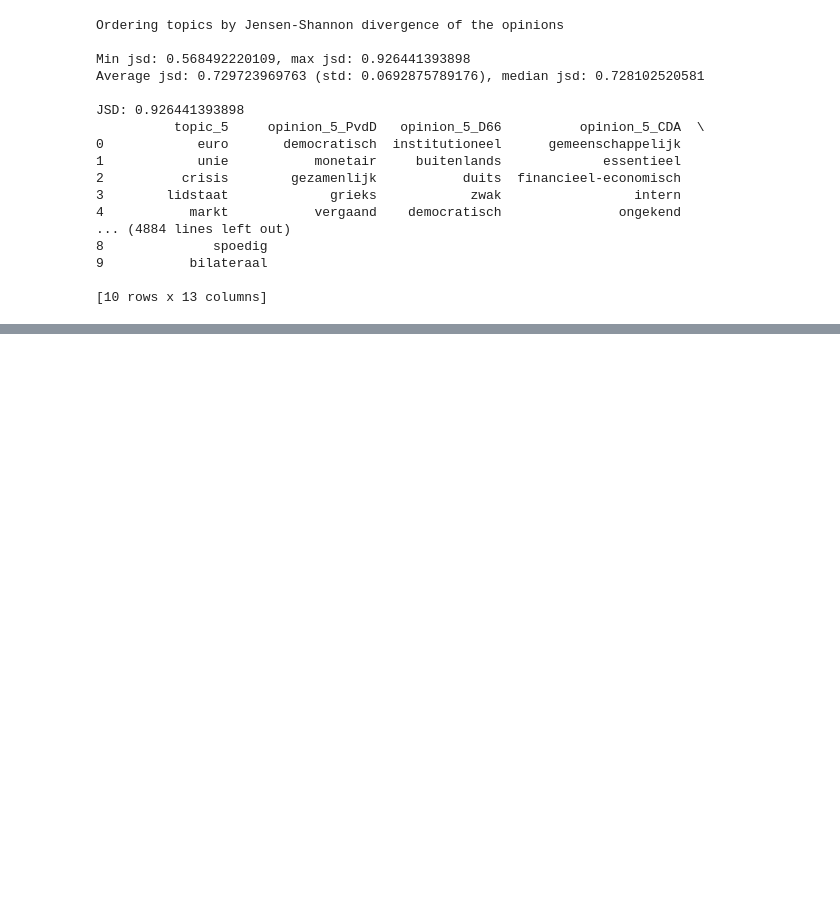
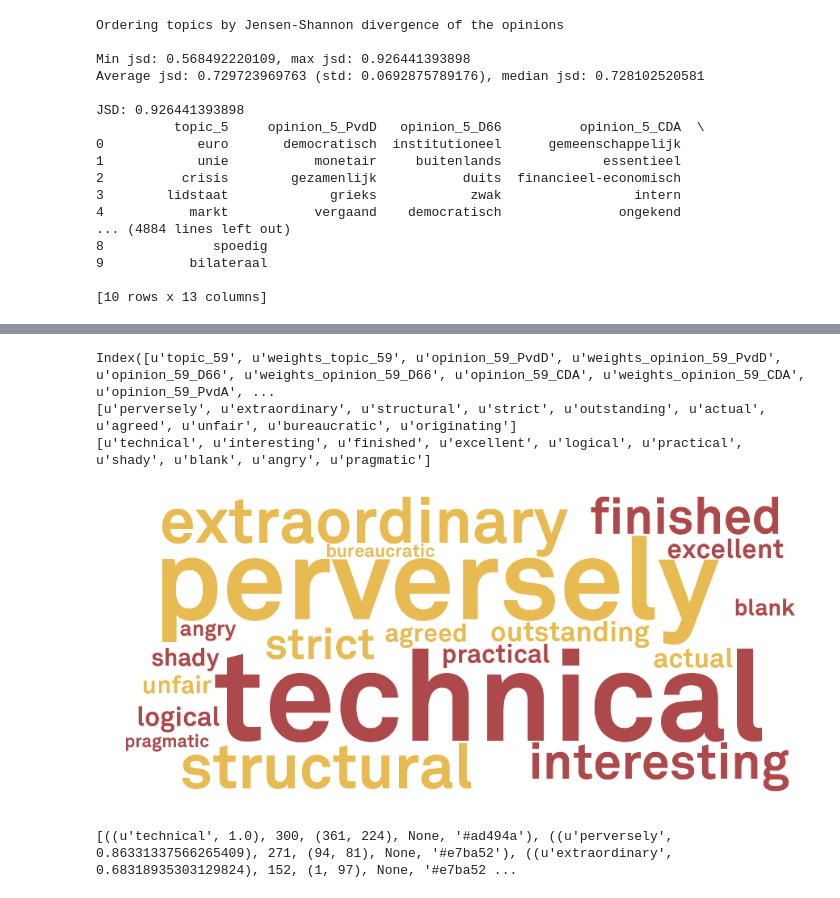
Before and after one commit to jvdzwaan/dilipad, a Jupyter notebook: results/20112012-adj-parties.ipynb, the cells around one changed output, grey strips where cells are left out. Saved outputs shown, nothing was run; the diff lists cells and outputs as text; code cells hidden in the pictures; blank space fills up the shorter version.

```diff
--- a/results/20112012-adj-parties.ipynb
+++ b/results/20112012-adj-parties.ipynb
@@ -200,0 +237,37 @@ JSD: 0.926441393898
+# %%
+print data.columns
+p1_words = [w for w in data['opinion_{}_SP'.format(topic)]]
+p1_words = [u'perversely', u'extraordinary', u'structural', u'strict', u'outstanding', u'actual', u'agreed',
+            u'unfair', u'bureaucratic', u'originating']
+print p1_words
+p1_weights = [w for w in data['weights_opinion_{}_SP'.format(topic)]]
+p2_words = [w for w in data['opinion_{}_D66'.format(topic)]]
+p2_words = [u'technical', u'interesting', u'finished', u'excellent', u'logical', u'practical', u'shady',
+            u'blank', u'angry', u'pragmatic']
+print p2_words
+p2_weights = [w for w in data['weights_opinion_{}_D66'.format(topic)]]
+words = zip(p1_words+p2_words, p1_weights+p2_weights)
+words = sorted(words, key=lambda x: x[1], reverse=True)
+
+def topic59_color(word=word, *args, **kwargs):
+    if word in p1_words:
+        return '#e7ba52'
+    else:
+        return '#ad494a'
+
+wc = WordCloud(relative_scaling=0.7, prefer_horizontal=1.0, background_color="white",
+               height=700, width=1600, font_path=font, color_func=topic59_color,
+               min_font_size=40, max_font_size=300).fit_words(words)
+# font_path=font
+plt.figure(figsize=(15,15))
+plt.imshow(wc)
+plt.axis("off")
+plt.show()
+
+print wc.layout_
+# %% [output]
+Index([u'topic_59', u'weights_topic_59', u'opinion_59_PvdD', u'weights_opinion_59_PvdD', u'opinion_59_D66', u'weights_opinion_59_D66', u'opinion_59_CDA', u'weights_opinion_59_CDA', u'opinion_59_PvdA', ...
+[u'perversely', u'extraordinary', u'structural', u'strict', u'outstanding', u'actual', u'agreed', u'unfair', u'bureaucratic', u'originating']
+[u'technical', u'interesting', u'finished', u'excellent', u'logical', u'practical', u'shady', u'blank', u'angry', u'pragmatic']
+[figure, added]
+[((u'technical', 1.0), 300, (361, 224), None, '#ad494a'), ((u'perversely', 0.86331337566265409), 271, (94, 81), None, '#e7ba52'), ((u'extraordinary', 0.68318935303129824), 152, (1, 97), None, '#e7ba52 ...
```
Also changed, not shown: parts of 4 cells of this notebook, 2 other files.
